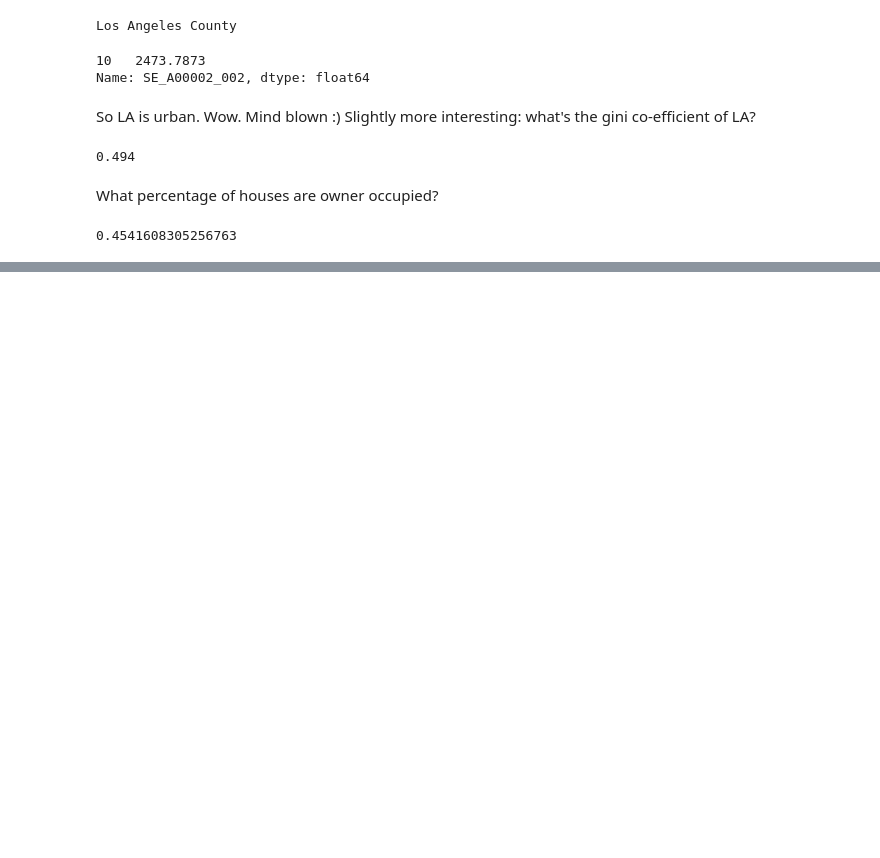
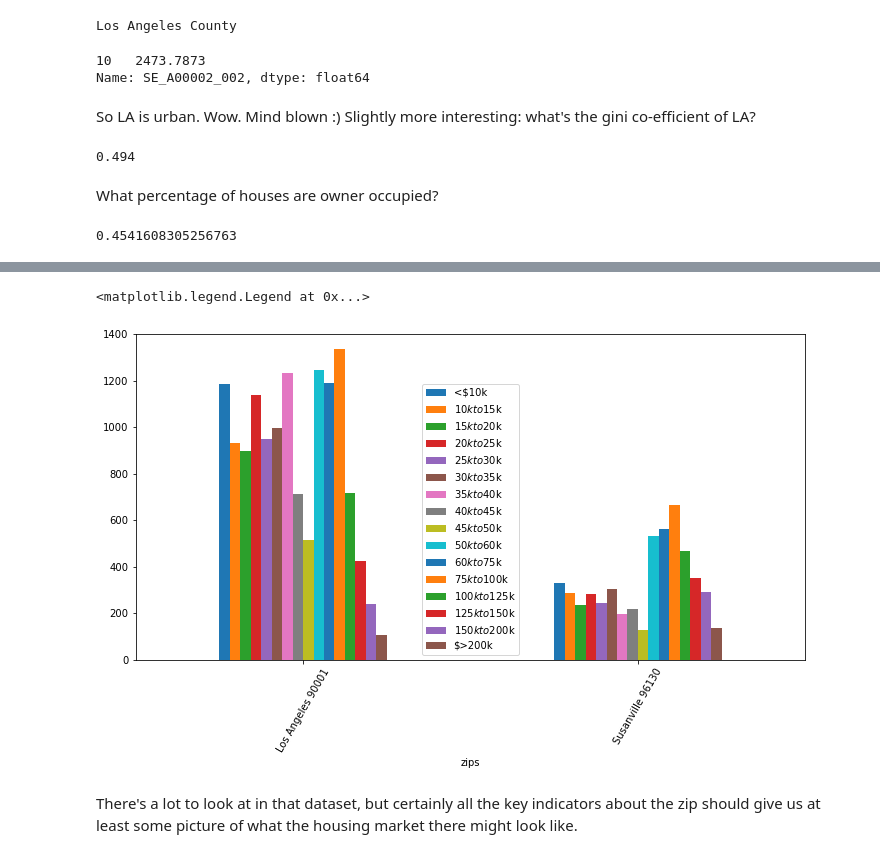
Before and after one commit to joshuajnoble/w207_group_project, a Jupyter notebook: basic_eda.ipynb, the cells around one changed output, grey strips where cells are left out. Cells and saved outputs as stored; diff of their text form; code cells hidden in the pictures; blank space fills up the shorter version.

Commit message:
graphics

```diff
--- a/basic_eda.ipynb
+++ b/basic_eda.ipynb
@@ -206,0 +207,3 @@ We have a lot of this same data for zip codes but it's older. After next week we
+# %%
+zipdemo = pd.read_csv("data/zip/ca_zip_demograhics.csv", delimiter='	')
+print(zipdemo.shape)
@@ -206,0 +234,18 @@ We have a lot of this same data for zip codes but it's older. After next week we
+# %%
+import matplotlib.pyplot as plt
+
+# let's get a histogram
+zip90001 = zipdemo.loc[(zipdemo['Geo_ZCTA5'] == 90001) | (zipdemo['Geo_ZCTA5'] == 96130)]
+
+income_start = zip90001.columns.get_loc('SE_A14001_002')
+income_end = zip90001.columns.get_loc('SE_A14001_017') + 1
+brackets = zip90001.iloc[:, income_start:income_end]
+brackets["zips"] = ["Los Angeles 90001", "Susanville 96130"]
+
+labels = ["<$10k","$10k to $15k","$15k to $20k","$20k to $25k","$25k to $30k","$30k to $35k","$35k to $40k","$40k to $45k","$45k to $50k","$50k to $60k","$60k to $75k","$75k to $100k","$100k to $125k","$125k to $150k","$150k to $200k","$>200k"]
+brackets.plot(kind="bar", x="zips", figsize=(12,6), rot=60).legend(labels)
+# %% [output]
+<matplotlib.legend.Legend at 0x...>
+[figure, added]
+# %% [markdown]
+There's a lot to look at in that dataset, but certainly all the key indicators about the zip should give us at least some picture of what the housing market there might look like.
```
Also changed, not shown: parts of 4 cells of this notebook, 1 other file.
